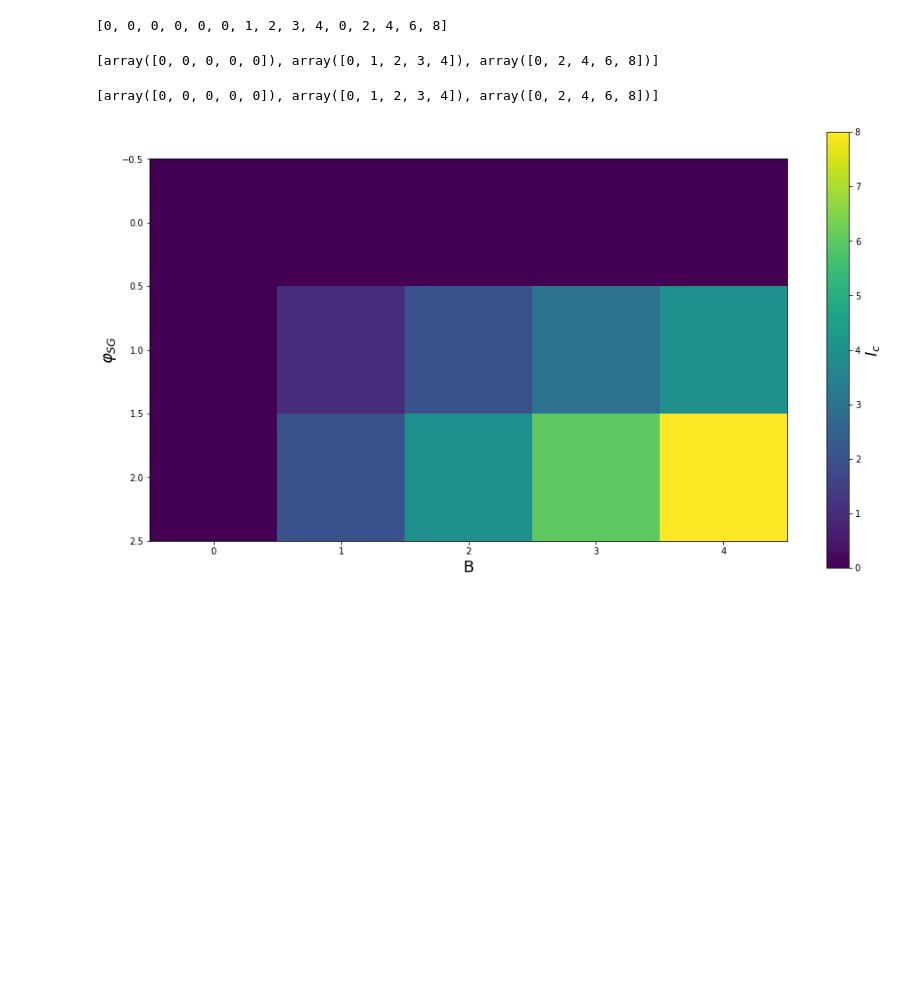
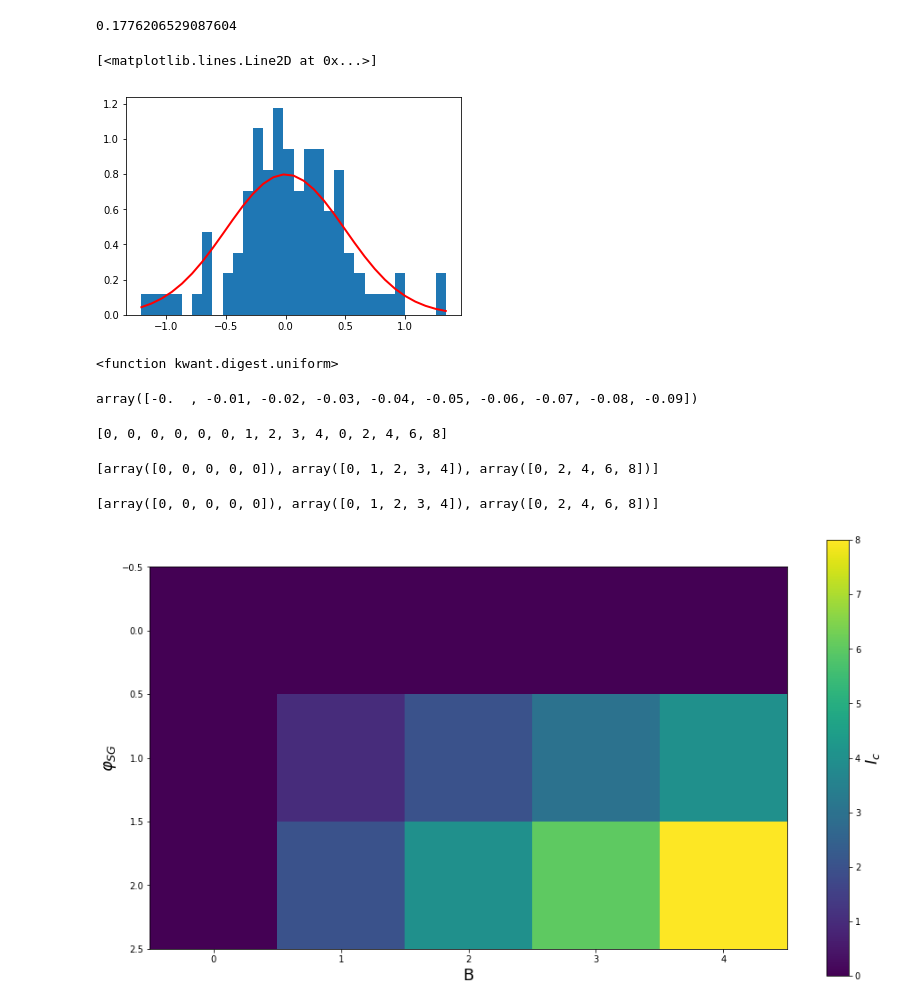
Before and after one commit to NeroCorleone/thesis, a Jupyter notebook: code/testnb.ipynb, the cells around one changed output. Saved outputs shown, nothing was run; the diff lists cells and outputs as text; code cells hidden in the pictures; blank space fills up the shorter version.

```diff
--- a/code/testnb.ipynb
+++ b/code/testnb.ipynb
@@ -1,2 +1,18 @@
 # %%
 import numpy as np
+# %%
+mu, sigma = 0, 0.5
+# %%
+np.random.uniform(0, 1)
+# %% [output]
+0.1776206529087604
+# %%
+s = np.random.normal(mu, sigma, 100)
+# %%
+count, bins, ignored = plt.hist(s, 30, normed=True)
+plt.plot(bins, 1/(sigma * np.sqrt(2 * np.pi)) *
+         np.exp( - (bins - mu)**2 / (2 * sigma**2) ),
+         linewidth=2, color='r')
+# %% [output]
+[<matplotlib.lines.Line2D at 0x...>]
+[figure, added]
@@ -3,3 +24,11 @@ import numpy as np
+# %%
+uniform
+# %% [output]
+<function kwant.digest.uniform>
+# %%
+np.arange(-0.0, -0.1, -0.01)
+# %% [output]
+array([-0.  , -0.01, -0.02, -0.03, -0.04, -0.05, -0.06, -0.07, -0.08, -0.09])
 # %%
 magnetic_field = [i for i in range(0, 5)]
 vsg_values = [j for j in range(0, 3)]
```
Also changed, not shown: parts of 2 cells of this notebook, 4 other files.
